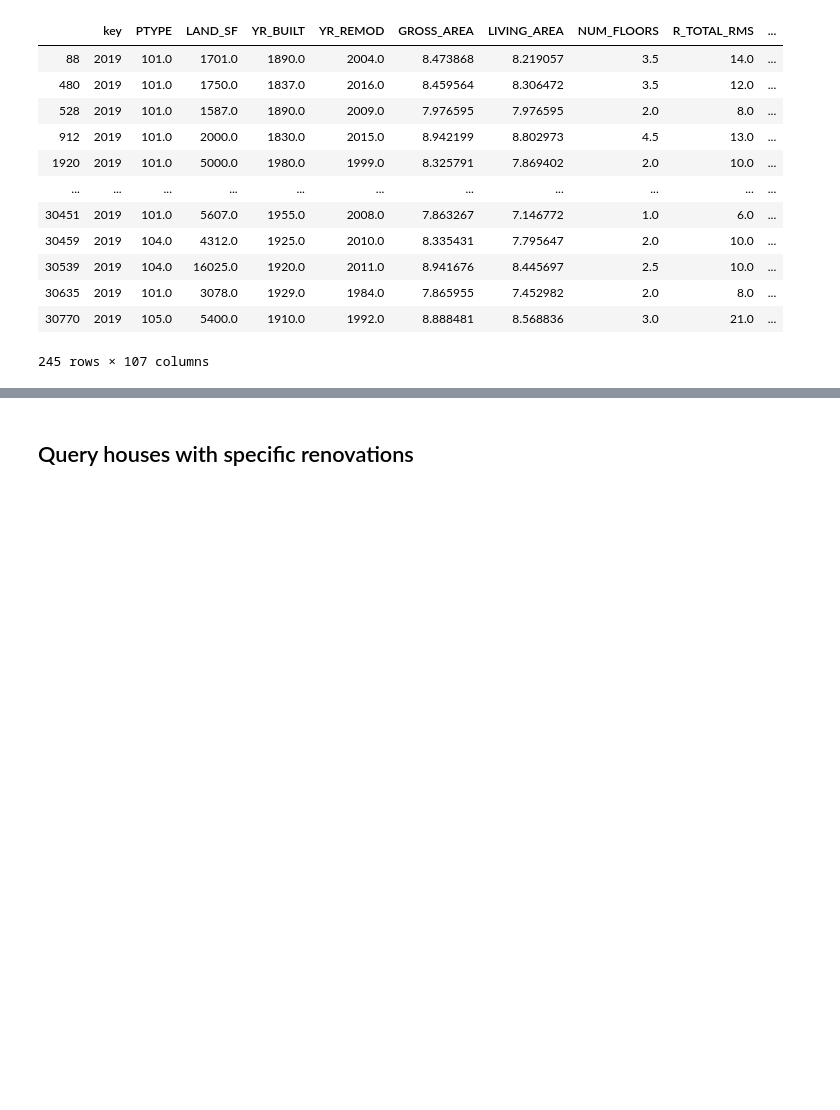
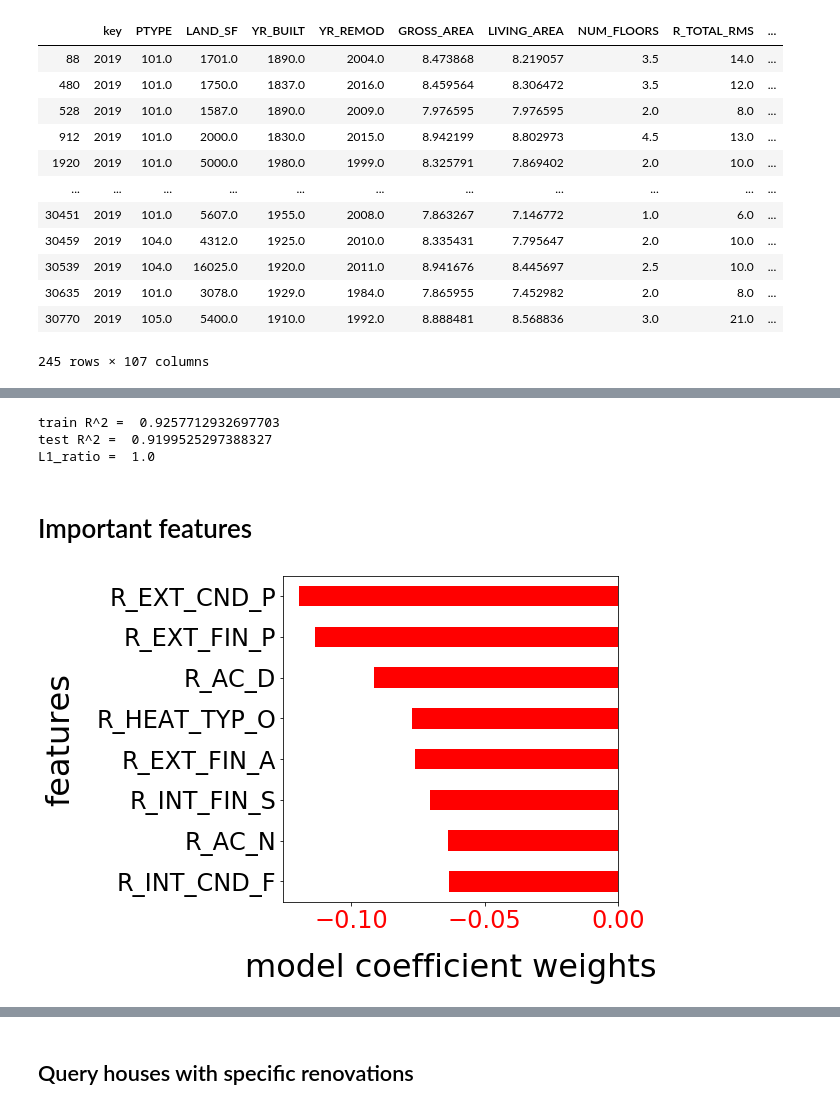
Before and after one commit to npatel37/quikflip, a Jupyter notebook: flaskexample/Model/Model.ipynb, the cells around one changed output, grey strips where cells are left out. Drawn from its saved outputs; the diff is of its cells as text; code cells hidden in the pictures; blank space fills up the shorter version.

```diff
--- a/flaskexample/Model/Model.ipynb
+++ b/flaskexample/Model/Model.ipynb
@@ -671 +472,36 @@ temper = coef_val.drop(labels = ['DIS0', 'DIS1', "DIS2", "DIS3", "DIS4", "DIS5",
+# %%
+print("train R^2 = ", ElasticNetCVModel2.score(X_train,Y_train))
+print("test R^2 = ", ElasticNetCVModel2.score(X_test,Y_test))
+print("L1_ratio = ", ElasticNetCVModel2.l1_ratio_)
+#stdev = np.sqrt(sum((ElasticNetCVModel2.predict(X_train) - Y_train)**2) / (len(Y_train) - 2))
+#print(stdev, np.exp(stdev))
+# %% [output]
+train R^2 =  0.9257712932697703
+test R^2 =  0.9199525297388327
+L1_ratio =  1.0
+# %% [markdown]
+# Important features
+# %%
+temper = coef_val.drop(labels = ['DIS0', 'DIS1', "DIS2", "DIS3", "DIS4", "DIS5","ZIP_MV",
+                                 "LIVING_AREA","R_VIEW_E","R_VIEW_G","GROSS_AREA",
+                                 "R_BLDG_STYL_OT","R_BLDG_STYL_TD","R_BLDG_STYL_CN",
+                                 "R_BLDG_STYL_SL","R_BLDG_STYL_RE","R_BLDG_STYL_RN"])
+
+# plot negatively weighed features
+plt.figure(figsize=(6,6))
+
+temper = temper.sort_values(ascending=False)
+temper[temper<-0.06].plot.barh(color="red")
+plt.xticks(rotation=90)
+
+plt.yticks(size=24)
+plt.xlabel("model coefficient weights",size=32,labelpad=20)
+plt.ylabel("features",size=32,labelpad=20)
+
+plt.xticks([-0.1,-0.05,0],size=24,rotation=0,color="red")
+#plt.xlim(left=-0.5e6,right=0.5e6)
+plt.savefig("coef_neg.png",bbox_inches="tight",dpi=300)
+plt.show()
+# %% [output]
+[figure, added]
 # %%
```
Also changed, not shown: parts of 73 cells of this notebook.
